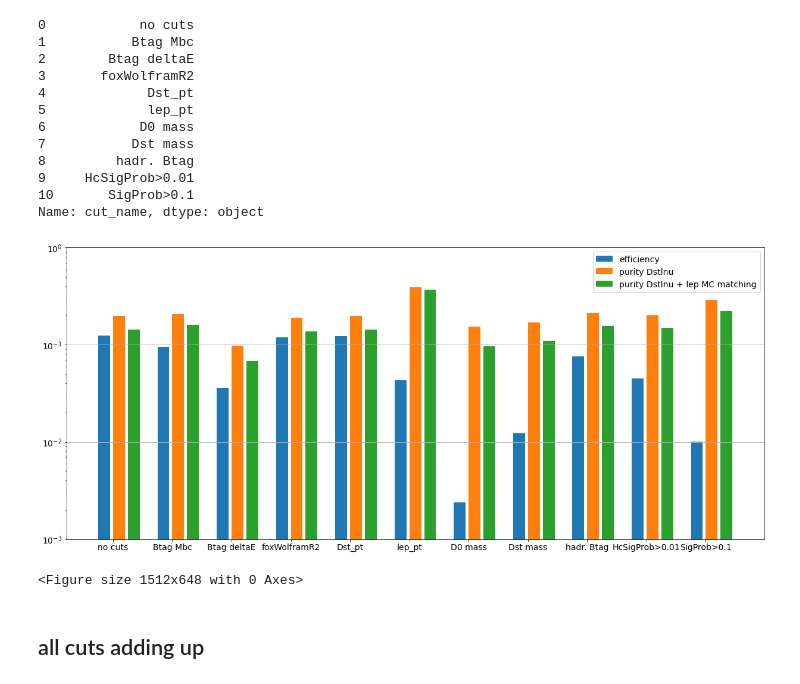
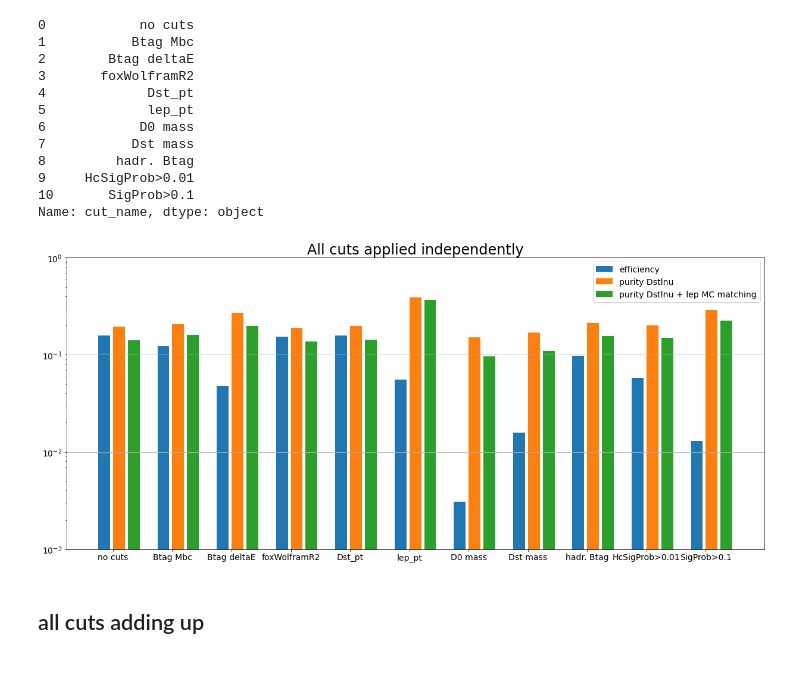
Before and after one commit to axelHeim/MCstudies, a Jupyter notebook: Dstlnu_Bt_generic/load_NN_to_basf2/productive_method/relatedAnalysis/efficiency_purity_plot.ipynb, the cells around one changed output. Saved outputs shown, nothing was run; the diff lists cells and outputs as text; code cells hidden in the pictures.

```diff
--- a/Dstlnu_Bt_generic/load_NN_to_basf2/productive_method/relatedAnalysis/efficiency_purity_plot.ipynb
+++ b/Dstlnu_Bt_generic/load_NN_to_basf2/productive_method/relatedAnalysis/efficiency_purity_plot.ipynb
@@ -10,7 +10,7 @@ import sys
 sys.path.insert(1, '/afs/desy.de/user/a/axelheim/private/MC_studies/Dstlnu_Bt_generic/util_funcs/')
 from pandas_colFuncs import B_ID, whichBisSig, D0_decay_type, whichBisSig_NAHS
 # %%
-nfs_path = "/nfs/dust/belle2/user/axelheim/MC_studies/Dstlnu_Bt_generic/appliedNNdata/16thRun/"
+nfs_path = "/nfs/dust/belle2/user/axelheim/MC_studies/Dstlnu_Bt_generic/appliedNNdata/17thRun/sub0/"
 # %%
 Ups4S_file = uproot.open(nfs_path + "Ups4S_NN_predicted.root:variables;1")
 df_Ups4S = Ups4S_file.arrays(library="pd")
@@ -200,3 +201,7 @@ BCS_df = pd.read_csv(nfs_path + "BCS_df_wLabels.csv")
+# %%
+BCS_df = pd.read_csv(nfs_path + "BCS_df_puriEff.csv")
+#df_FSPs = pd.read_csv(nfs_path + "df_FSPs_puriEff.csv")
+df_evt_counter = pd.read_csv(nfs_path + "df_evt_counter_puriEff.csv")
 # %%
 bins=np.linspace(0, 0.01, 40)
 BCS_df["dau0_dau0_sigProb"].hist(bins=bins)
@@ -207,8 +212,12 @@ BCS_df["dau0_dau0_sigProb"].hist(bins=bins)
 ## calculate eff. and purity for all cuts separately
 # %%
 #N_evts_processed = df_evt_counter.shape[0]
-N_evts_processed = 189000 * 539 # 189000 evts for each of the 539 files processed
-N_evts_expected = N_evts_processed * 0.3 * 0.05  # expected D*lnu (BR:5%) with specific D0 modes (BR:30%) events
+N_evts_processed = 189000 * 255 # 189000 evts for each of the 255 files processed (one sub)
 
-N_evts_expected
+correction_factor = df_evt_counter.shape[0] / N_evts_processed
+N_evts_expected = correction_factor * N_evts_processed * 0.3049 * 0.099  # expected D*lnu (BR:4.95% for each e and mu)
+                                                  # with specific D0 modes (BR:30.49%) events
+
+print("N_evts_expected:", N_evts_expected)
+print("correction_factor:", correction_factor)
 # %% [output]
@@ -251,8 +261,10 @@ effs, purities_Dstlnu, purities_DstAndLep, N_pure, N_selec = append_lists(cut_df
 #######################################
 cut_names.append("Btag deltaE")
 dau0_deltaE_lim = 0.5
+dau0_deltaE_center = -1.5
 
-cut_df = BCS_df[(BCS_df.dau0_deltaE < dau0_deltaE_lim) & (BCS_df.dau0_deltaE > -dau0_deltaE_lim)]
+cut_df = BCS_df[(BCS_df.dau0_deltaE < dau0_deltaE_center + dau0_deltaE_lim) &
+                (BCS_df.dau0_deltaE >  dau0_deltaE_center - dau0_deltaE_lim)]
 effs, purities_Dstlnu, purities_DstAndLep, N_pure, N_selec = append_lists(cut_df, effs,
                         purities_Dstlnu, purities_DstAndLep, N_pure, N_selec)
 #######################################
@@ -364,25 +376,25 @@ Name: cut_name, dtype: object
 # %%
 plt.rcParams["figure.figsize"] = (21,9)
 plt.rcParams.update({'font.size': 14})
 
 ind = np.arange(eff_and_pur.shape[0])
 width = 0.2
 shift = 0.25
 
+plt.title("All cuts applied independently",fontsize=24)
 plt.bar(ind -shift, eff_and_pur['efficiency'], width, label='efficiency')
 plt.bar(ind +0.0, eff_and_pur['purity_Dst'], width, label='purity Dstlnu')
 plt.bar(ind +shift, eff_and_pur['purity_DstAndLep'], width, label='purity Dstlnu + lep MC matching')
 plt.xticks((ind + width / 2)-width, eff_and_pur.cut_name)
 plt.yscale('log')
 plt.ylim(ymax = 1, ymin = 0.001)
 plt.legend()
 plt.grid(axis='y')
-plt.show()
 
 plt.savefig('plots/efficiency_and_purity_singleCuts.pdf')
+#plt.show()
 # %% [output]
-[figure, old version]
+[figure, new version]
-<Figure size 1512x648 with 0 Axes>
 # %% [markdown]
 ## all cuts adding up
 # %%
```
Also changed, not shown: parts of 35 cells of this notebook, 3 other files.
